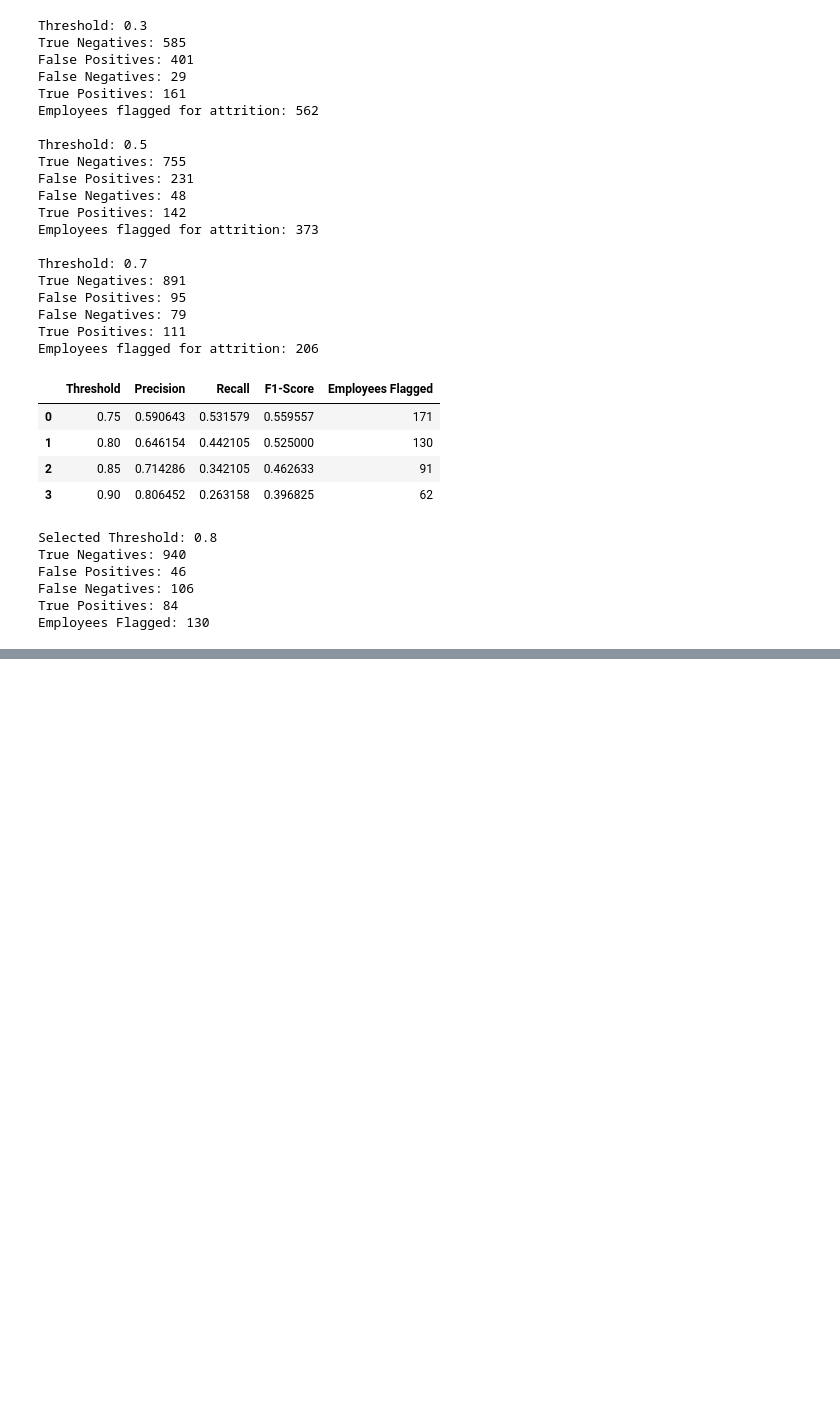
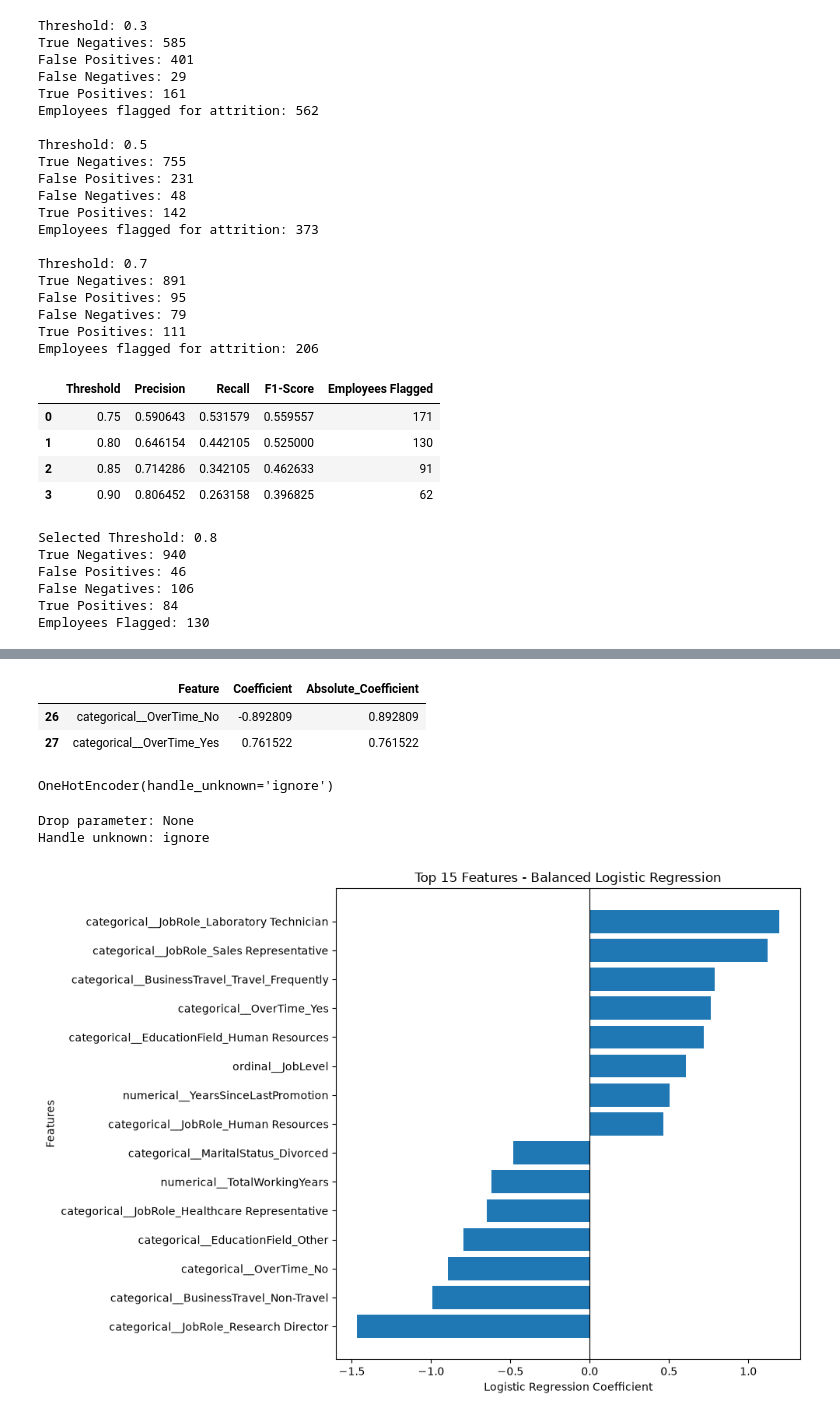
Before and after one commit to Anshtayal5/employee-attrition-prediction, a Jupyter notebook: notebooks/01_eda.ipynb, the cells around one changed output, grey strips where cells are left out. Drawn from its saved outputs; the diff is of its cells as text; code cells hidden in the pictures; blank space fills up the shorter version.

Commit message:
Add logistic regression coefficient analysis and visualization

```diff
--- a/notebooks/01_eda.ipynb
+++ b/notebooks/01_eda.ipynb
@@ -1824,0 +1895,15 @@ Employees Flagged: 130
+# %%
+import pandas as pd
+
+feature_importance = pd.DataFrame({
+    "Feature": feature_names,
+    "Coefficient": coefficients,
+    "Absolute_Coefficient": abs(coefficients)
+})
+
+feature_importance = feature_importance.sort_values(
+    by="Absolute_Coefficient",
+    ascending=False
+)
+
+feature_importance.head(15)
@@ -1824,0 +1927,48 @@ Employees Flagged: 130
+# %%
+feature_importance[
+    feature_importance["Feature"].str.contains("OverTime")
+]
+# %% [output]
+|  | Feature | Coefficient | Absolute_Coefficient |
+| 26 | categorical__OverTime_No | -0.892809 | 0.892809 |
+| 27 | categorical__OverTime_Yes | 0.761522 | 0.761522 |
+# %%
+balanced_pipeline.named_steps["preprocessor"].named_transformers_[
+    "categorical"
+]
+# %% [output]
+OneHotEncoder(handle_unknown='ignore')
+# %%
+encoder = balanced_pipeline.named_steps[
+    "preprocessor"
+].named_transformers_["categorical"]
+
+print("Drop parameter:", encoder.drop)
+print("Handle unknown:", encoder.handle_unknown)
+# %% [output]
+Drop parameter: None
+Handle unknown: ignore
+# %%
+import matplotlib.pyplot as plt
+
+top_features = feature_importance.head(15).sort_values(
+    by="Coefficient"
+)
+
+plt.figure(figsize=(10, 7))
+
+plt.barh(
+    top_features["Feature"],
+    top_features["Coefficient"]
+)
+
+plt.axvline(x=0, color="black", linewidth=0.8)
+
+plt.xlabel("Logistic Regression Coefficient")
+plt.ylabel("Features")
+plt.title("Top 15 Features - Balanced Logistic Regression")
+
+plt.tight_layout()
+plt.show()
+# %% [output]
+[figure, added]
```
Also changed, not shown: parts of 4 cells of this notebook.
